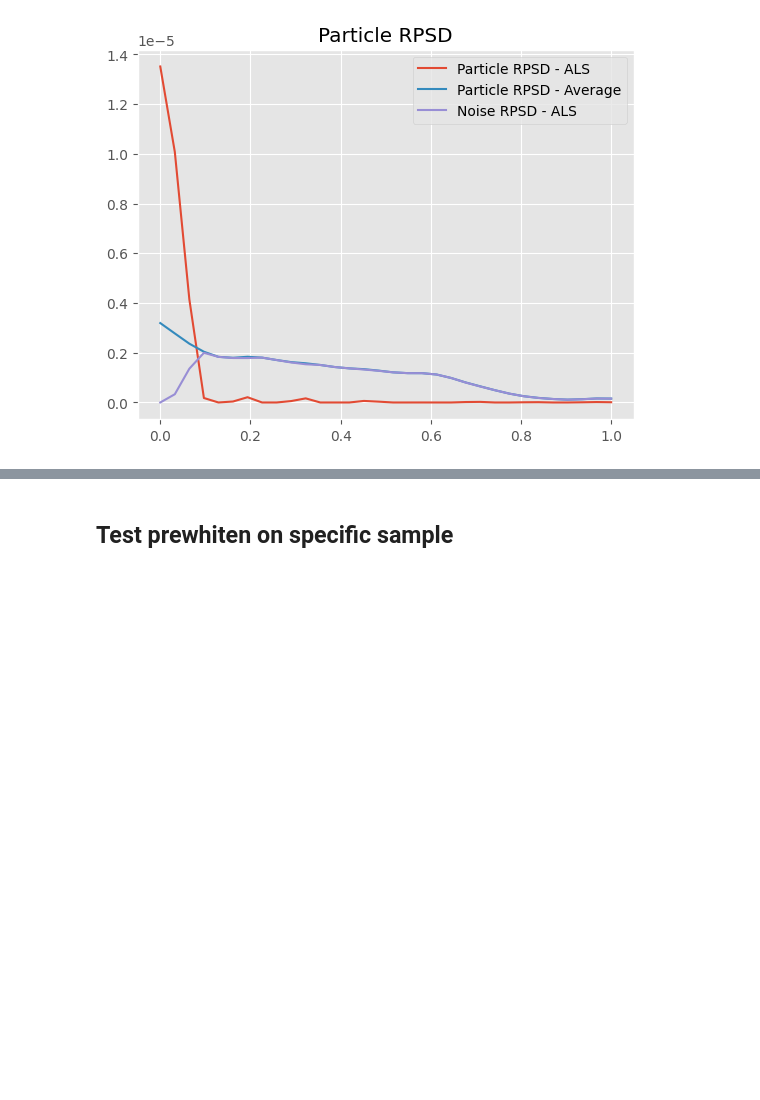
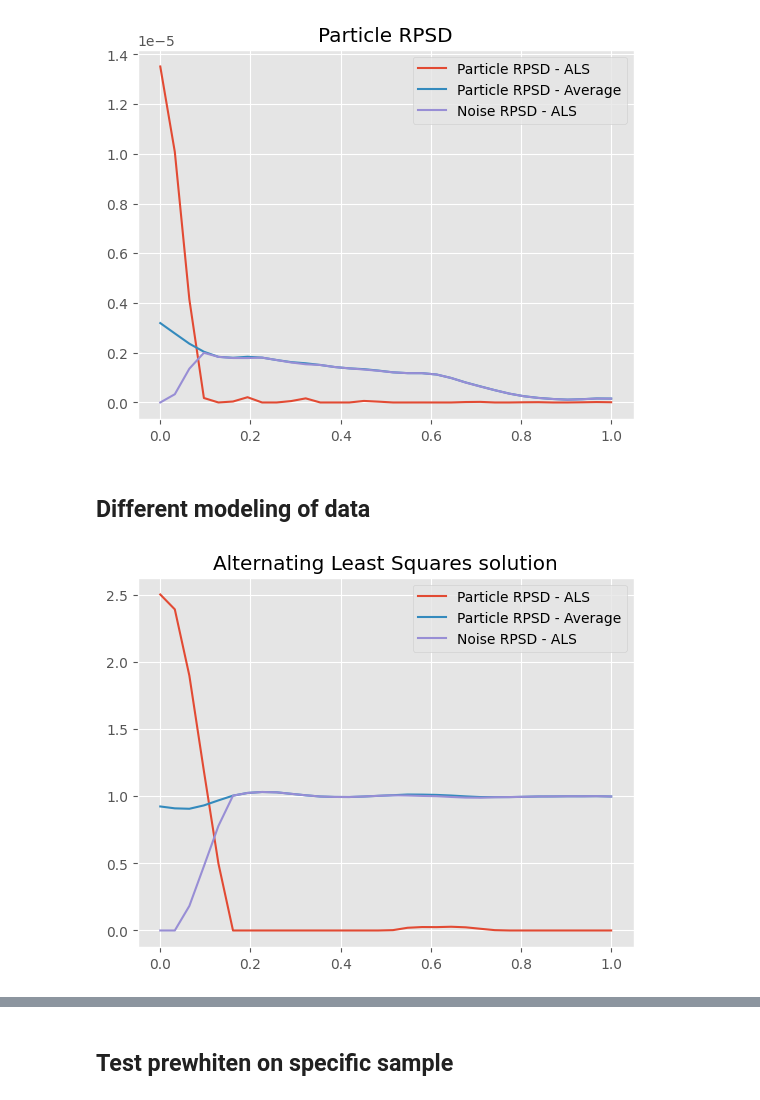
Before and after one commit to oppositecategory/3D_KLT, a Jupyter notebook: notebooks/full_RPSD_calculation.ipynb, the cells around one changed output, grey strips where cells are left out. Saved outputs shown, nothing was run; the diff lists cells and outputs as text; code cells hidden in the pictures; blank space fills up the shorter version.

```diff
--- a/notebooks/full_RPSD_calculation.ipynb
+++ b/notebooks/full_RPSD_calculation.ipynb
@@ -541,3 +460,5 @@ plt.title("Particle RPSD")
 plt.legend();
 # %% [output]
 [figure]
+# %% [markdown]
+## Different modeling of data
@@ -543,0 +497,40 @@ plt.legend();
+# %%
+max_d = int(np.floor(N/3))
+vectorized_spectral_estimation = jax.vmap(estimate_isotropic_powerspectrum_tensor, in_axes=(0,None))
+# %%
+from kltpicker_3d.utils import generate_uniform_radial_sampling_points
+
+
+def radial_average(X, bins, n):
+    S = np.zeros(n)
+    for j in range(n):
+        bin_len = bins[j][0].size
+        S[j] += np.sum(X[bins[j]])/bin_len
+    return S
+
+uniform_points, bins = generate_uniform_radial_sampling_points(N)
+
+
+fsamples = samples - np.mean(samples,axis=(1,2,3)).reshape(-1,1,1,1)
+psds = vectorized_spectral_estimation(fsamples, max_d)
+# The psds here are centerized
+
+
+rblocks = np.zeros((K,N))
+for k in range(K):
+    rblocks[k] = radial_average(psds[k],bins,N)
+
+# After this we have that the data is centerized at 0, that is
+# the DC component is at 0
+factorization = alternating_least_squares_solver(rblocks,200,1e-2)
+particle_psd = factorization.gamma
+noise_psd = factorization.v
+
+
+plt.plot(uniform_points,particle_psd, label='Particle RPSD - ALS')
+plt.plot(uniform_points,np.mean(rblocks,axis=0),label='Particle RPSD - Average')
+plt.plot(uniform_points,noise_psd, label='Noise RPSD - ALS')
+plt.title("Alternating Least Squares solution")
+plt.legend();
+# %% [output]
+[figure, added]
```
Also changed, not shown: parts of 22 cells of this notebook, 2 other files.
